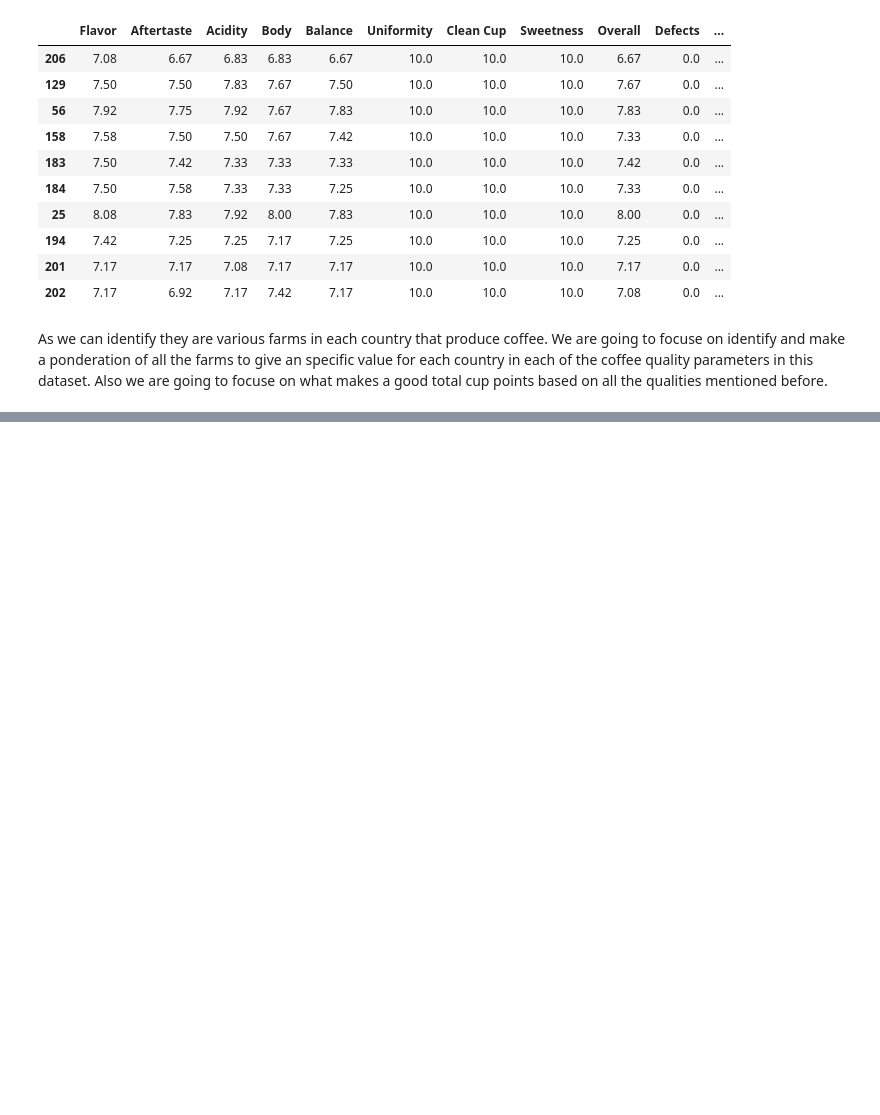
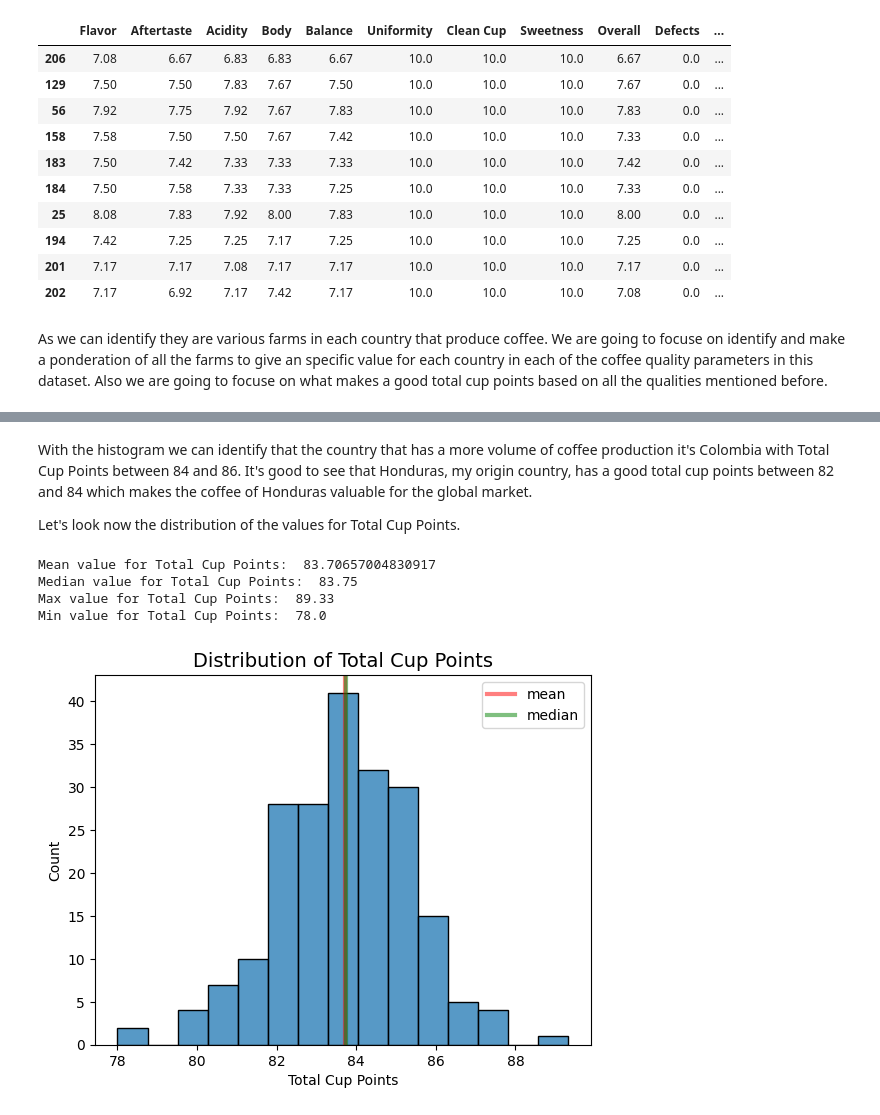
Before and after one commit to DBulnes97/Proyecto01, a Jupyter notebook: quality_coffee.ipynb, the cells around one changed output, grey strips where cells are left out. Cells and saved outputs as stored; diff of their text form; code cells hidden in the pictures; blank space fills up the shorter version.

```diff
--- a/quality_coffee.ipynb
+++ b/quality_coffee.ipynb
@@ -129,0 +269,28 @@ As we can identify they are various farms in each country that produce coffee. W
+# %% [markdown]
+With the histogram we can identify that the country that has a more volume of coffee production it's Colombia with Total Cup Points between 84 and 86. It's good to see that Honduras, my origin country, has a good total cup points between 82 and 84 which makes the coffee of Honduras valuable for the global market.
+
+Let's look now the distribution of the values for Total Cup Points.
+# %%
+#Printing statistical information of total cup points:
+print("Mean value for Total Cup Points: ", df_coffee_parameters['Total Cup Points'].mean(),
+      "\nMedian value for Total Cup Points: ", df_coffee_parameters['Total Cup Points'].median(),
+      "\nMax value for Total Cup Points: ", df_coffee_parameters['Total Cup Points'].max(),
+      "\nMin value for Total Cup Points: ", df_coffee_parameters['Total Cup Points'].min())
+
+#Histogram for the distribution of total cup points
+sns.histplot(df_coffee_parameters['Total Cup Points'], kde=False)
+plt.axvline(x=df_coffee_parameters['Total Cup Points'].mean(), linewidth=3, color='r', label='mean', alpha=0.5)
+plt.axvline(x=df_coffee_parameters['Total Cup Points'].median(), linewidth=3, color='g', label='median', alpha=0.5)
+
+#Setting labels, title and legend
+plt.xlabel('Total Cup Points')
+plt.ylabel('Count')
+plt.title('Distribution of Total Cup Points', size=14)
+plt.legend(["mean", "median"])
+plt.show()
+# %% [output]
+Mean value for Total Cup Points:  83.70657004830917
+Median value for Total Cup Points:  83.75
+Max value for Total Cup Points:  89.33
+Min value for Total Cup Points:  78.0
+[figure, added]
```
Also changed, not shown: parts of 26 cells of this notebook.
